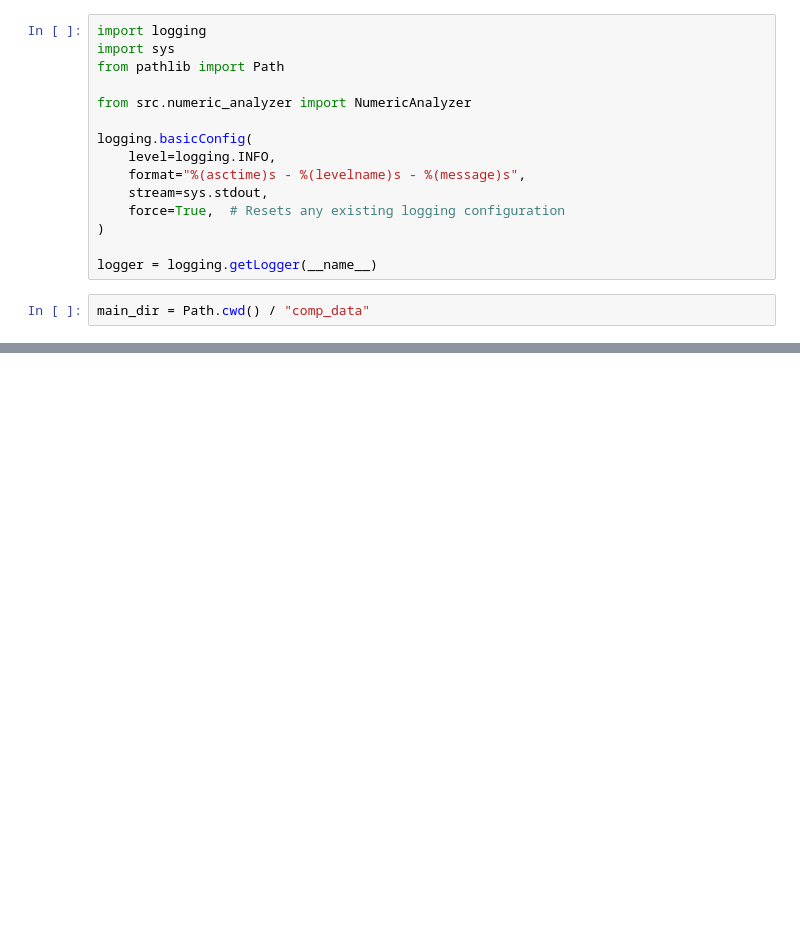
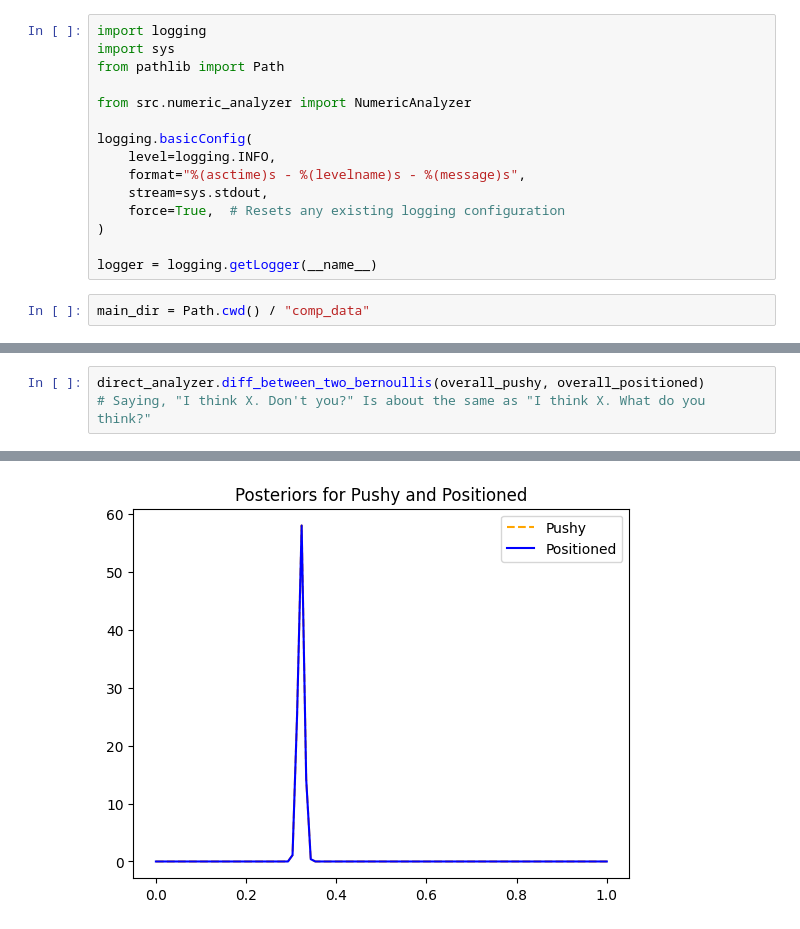
Before and after one commit to jmertens01/sycophancy-detector, a Jupyter notebook: analyzing_outputs.ipynb, the cells around one changed output, grey strips where cells are left out. Saved outputs shown, nothing was run; the diff lists cells and outputs as text; blank space fills up the shorter version.

```diff
--- a/analyzing_outputs.ipynb
+++ b/analyzing_outputs.ipynb
@@ -44,0 +102,4 @@ positioned_analyzer.overall_agree_disagree()
+# %%
+direct_analyzer.diff_between_two_bernoullis(overall_pushy, overall_positioned)
+# Saying, "I think X. Don't you?" Is about the same as "I think X. What do you think?"
+# %% [output]
@@ -44,0 +110 @@ positioned_analyzer.overall_agree_disagree()
+[figure, added]
```
Also changed, not shown: parts of 8 cells of this notebook, 1 other file.
